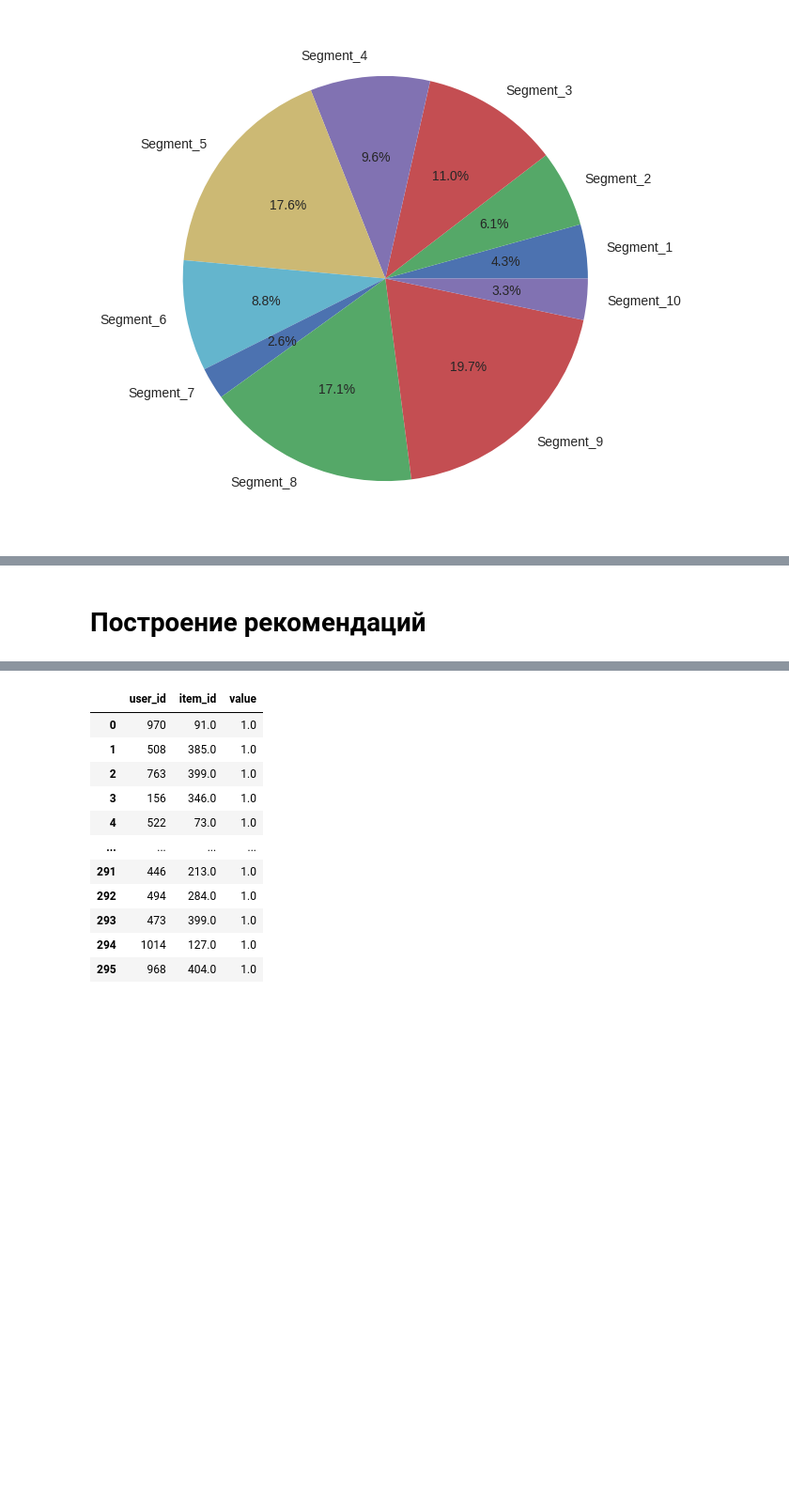
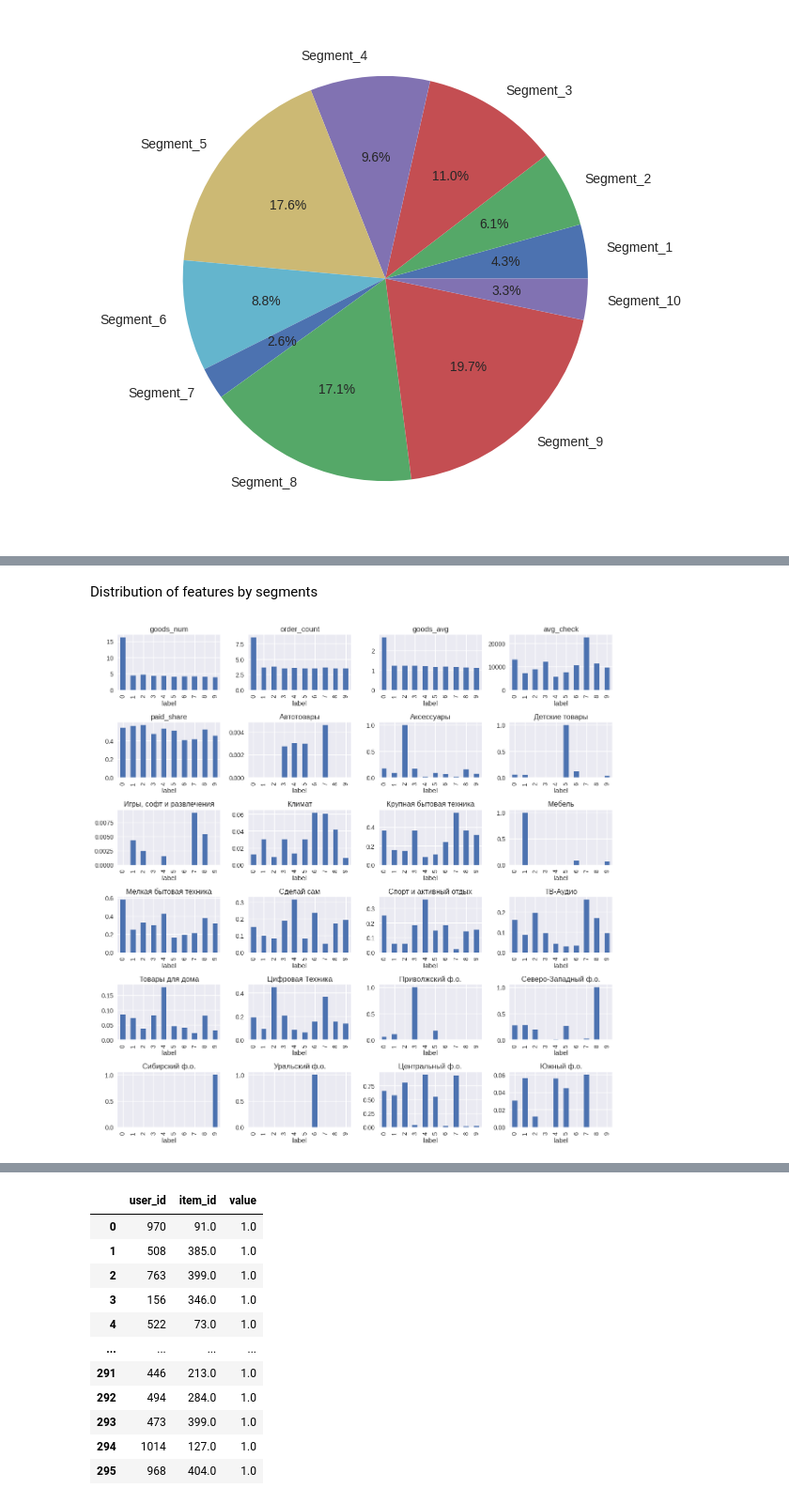
Before and after one commit to Zuvrex/VKR, a Jupyter notebook: notebook.ipynb, the cells around one changed output, grey strips where cells are left out. Shown at 94% size. Saved outputs shown, nothing was run; the diff lists cells and outputs as text; code cells hidden in the pictures; blank space fills up the shorter version.

```diff
--- a/notebook.ipynb
+++ b/notebook.ipynb
@@ -437 +414,24 @@ for col in cluster_df.columns:
+# %% [markdown]
+Distribution of features by segments
+# %%
+import pandas as pd
+import matplotlib.pyplot as plt
+
+
+fig, axes = plt.subplots(nrows=6, ncols=4, figsize=(12, 12))
+axes = axes.flatten()
+
+for i, column in enumerate(cluster_df.columns):
+    ax = axes[i]
+    df_clients.groupby('label').mean().plot.bar(y=column, ax=ax, legend=False)
+    ax.set_title(column)
+
+if len(cluster_df.columns) < len(axes):
+    for j in range(len(cluster_df.columns), len(axes)):
+        fig.delaxes(axes[j])
+
+fig.tight_layout()
+plt.show()
+# %% [output]
+[figure, added]
 # %%
@@ -441,5 +441,3 @@ df = df.loc[df['Status'] == 'Выдан клиенту']
 tmp = df.groupby(['Phone_new', 'Order_ID', 'NomGroup'])['RowSum'].count().reset_index().groupby(['Phone_new', 'Order_ID'])['NomGroup'].count().reset_index()
 phones = tmp.groupby('Phone_new')['Order_ID'].count()[tmp.groupby('Phone_new')['Order_ID'].count() > 2].index
 df = df[df['Phone_new'].isin(phones)]
-# %% [markdown]
-# Построение рекомендаций
```
Also changed, not shown: parts of 76 cells of this notebook, 2 other files.
